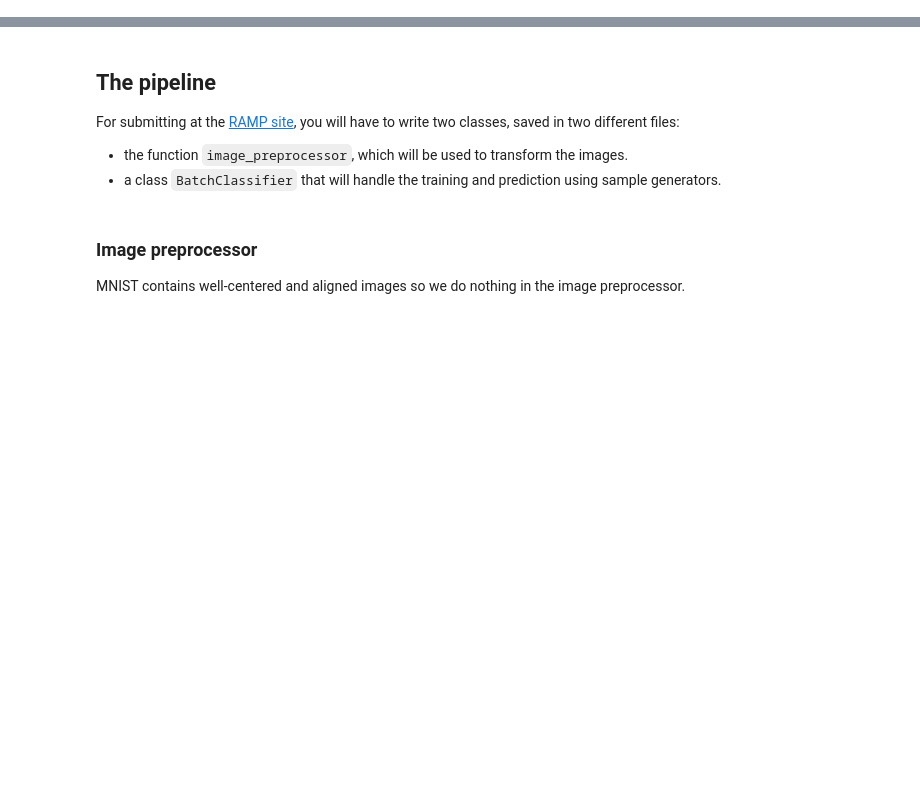
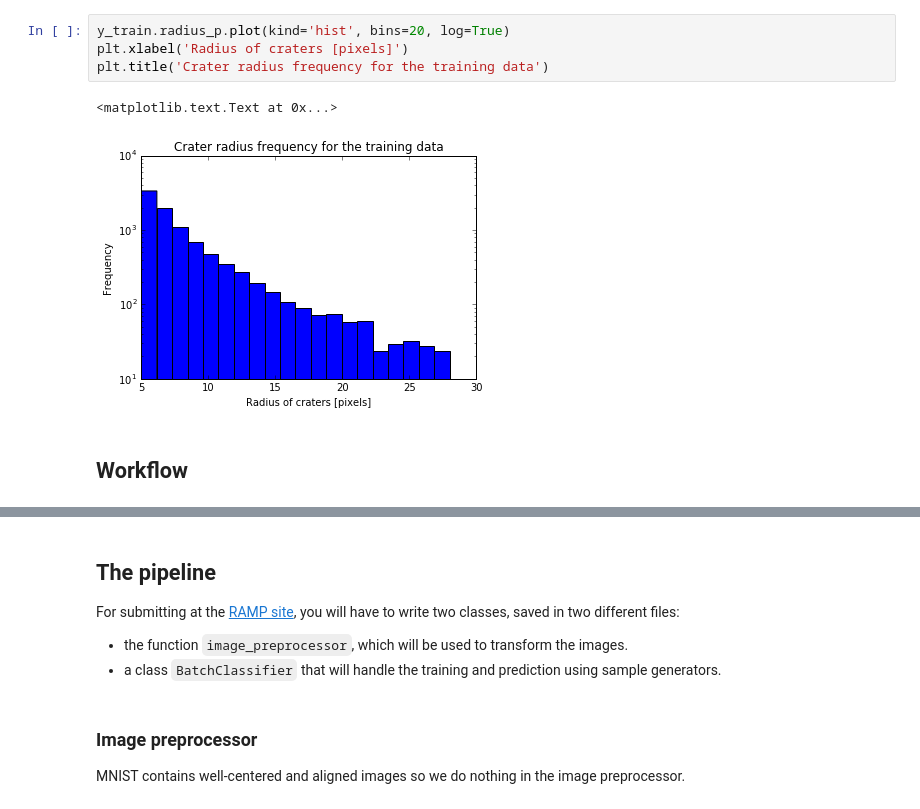
Before and after one commit to ramp-kits/mars_craters, a Jupyter notebook: mars_craters_starting_kit.ipynb, the cells around one changed output, grey strips where cells are left out. Cells and saved outputs as stored; diff of their text form; blank space fills up the shorter version.

```diff
--- a/mars_craters_starting_kit.ipynb
+++ b/mars_craters_starting_kit.ipynb
@@ -199,0 +190,9 @@ All these tansformations should be implemented in the transform function found i
+# %%
+y_train.radius_p.plot(kind='hist', bins=20, log=True)
+plt.xlabel('Radius of craters [pixels]')
+plt.title('Crater radius frequency for the training data')
+# %% [output]
+<matplotlib.text.Text at 0x...>
+[figure, added]
+# %% [markdown]
+## Workflow
```
Also changed, not shown: parts of 87 cells of this notebook, 14 other files.
